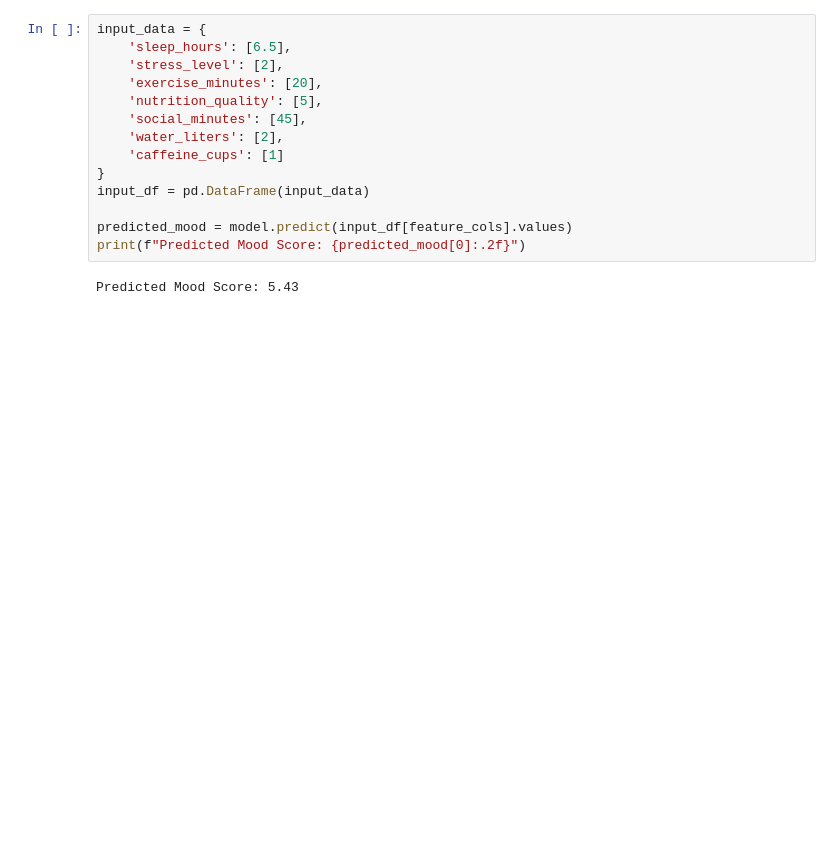
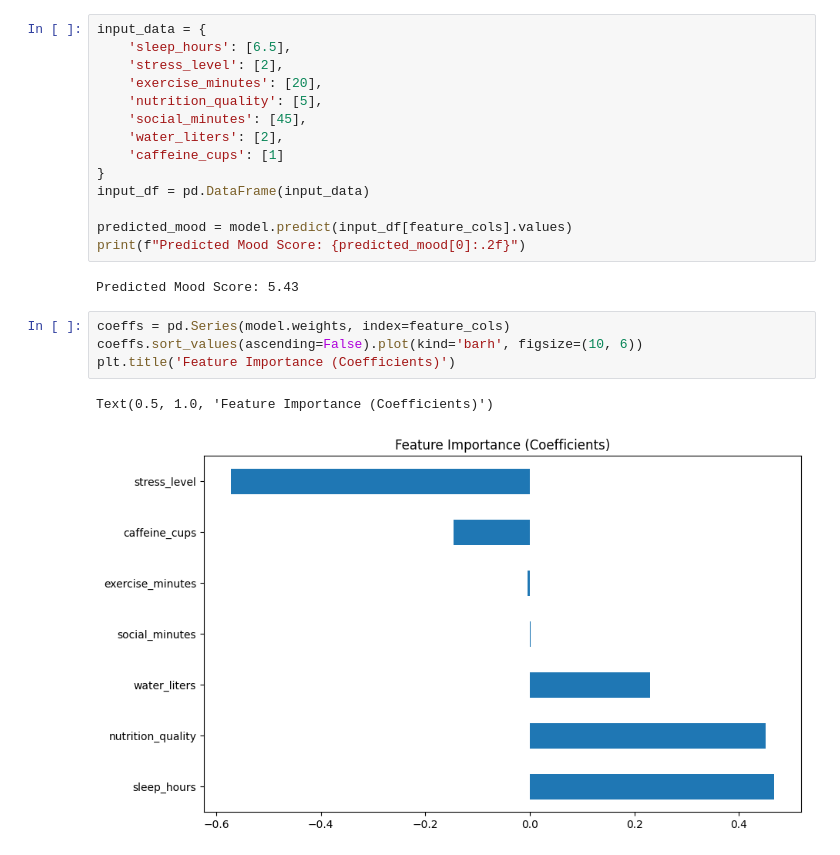
Before and after one commit to lukitasxue/MoodPredictor, a Jupyter notebook: multVarLinRegModel/linearRegMatrices.ipynb, the cells around one changed output. Saved outputs shown, nothing was run; the diff lists cells and outputs as text; blank space fills up the shorter version.

Commit message:
Predicted values, and made analysis report

```diff
--- a/multVarLinRegModel/linearRegMatrices.ipynb
+++ b/multVarLinRegModel/linearRegMatrices.ipynb
@@ -363,3 +365,10 @@ predicted_mood = model.predict(input_df[feature_cols].values)
 print(f"Predicted Mood Score: {predicted_mood[0]:.2f}")
 # %% [output]
 Predicted Mood Score: 5.43
+# %%
+coeffs = pd.Series(model.weights, index=feature_cols)
+coeffs.sort_values(ascending=False).plot(kind='barh', figsize=(10, 6))
+plt.title('Feature Importance (Coefficients)')
+# %% [output]
+Text(0.5, 1.0, 'Feature Importance (Coefficients)')
+[figure, added]
```
Also changed, not shown: parts of 15 cells of this notebook, 1 other file.
